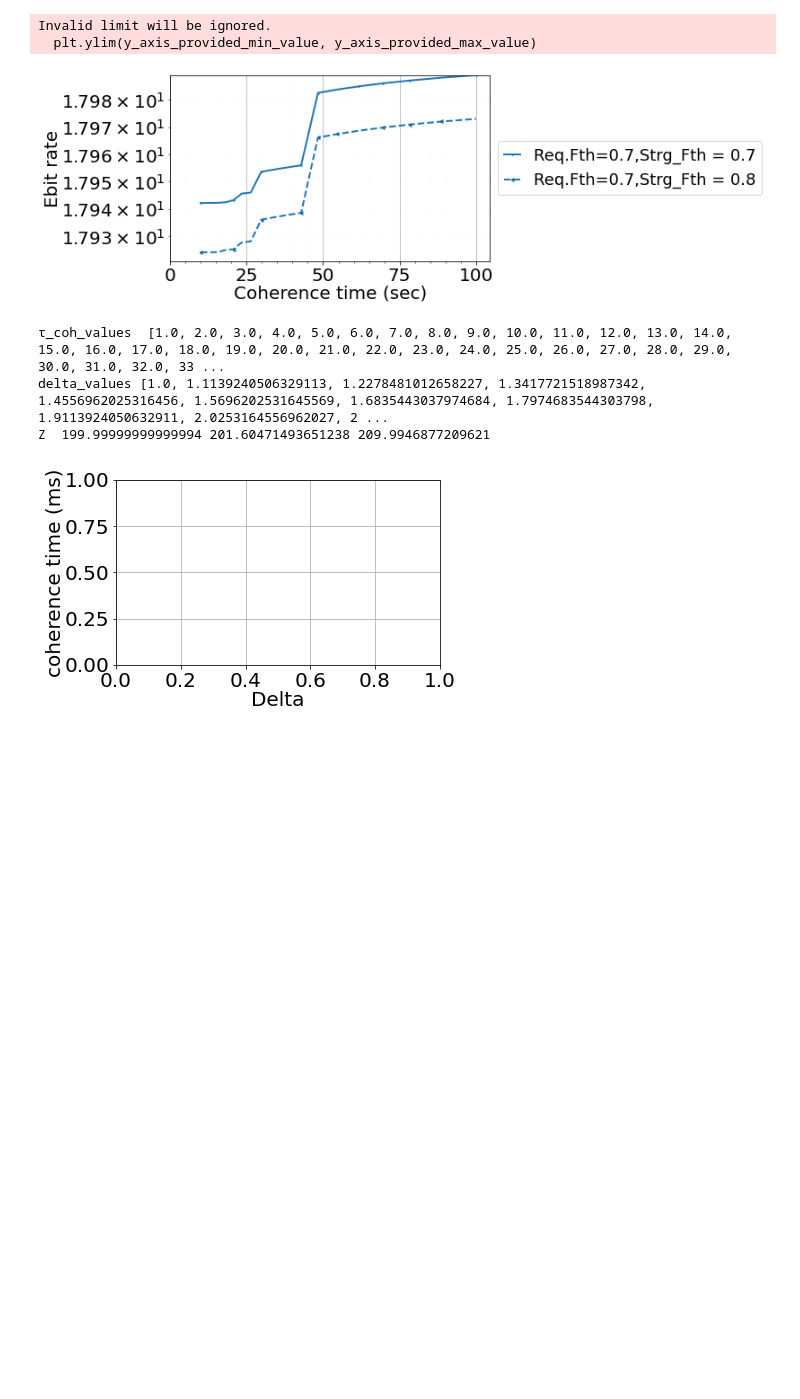
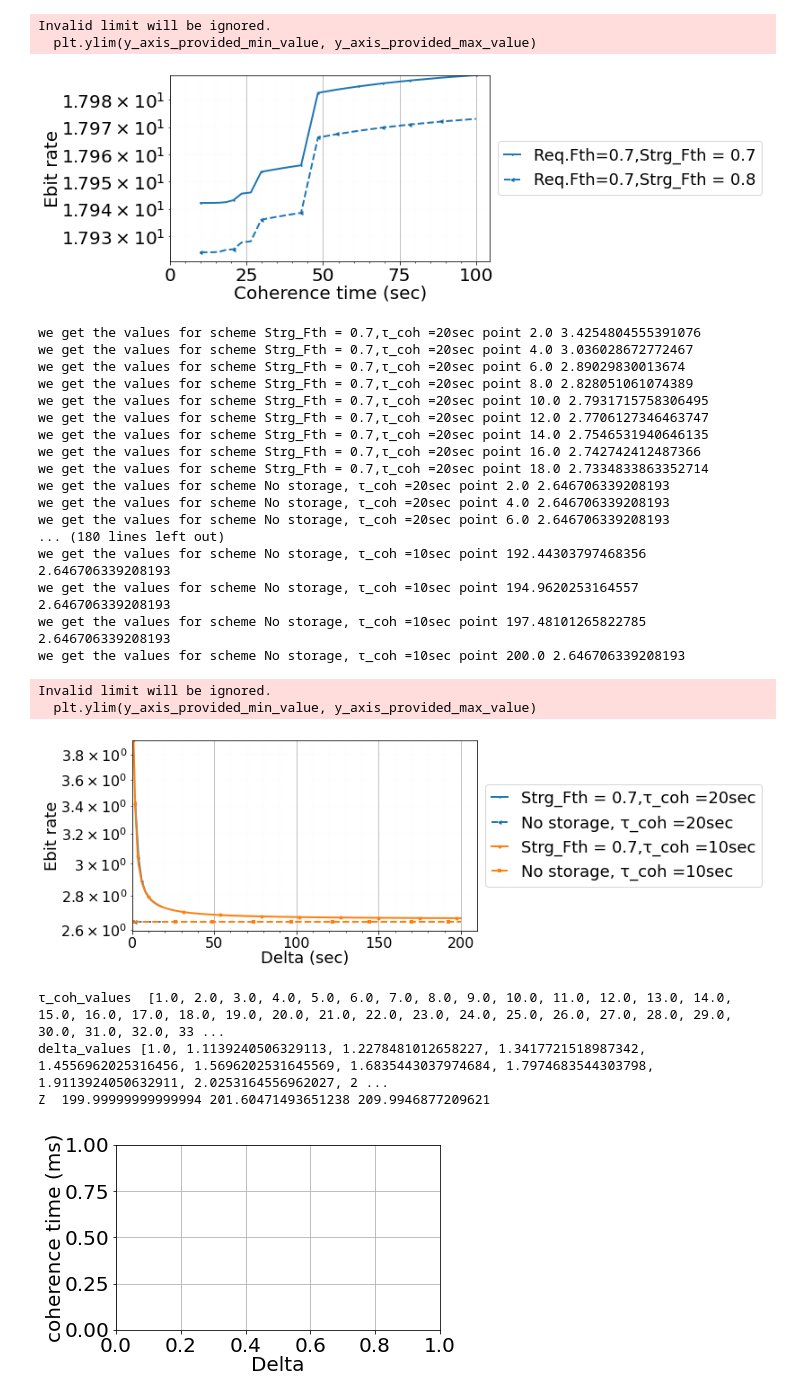
Before and after one commit to pooryousefshahrooz/QSN, a Jupyter notebook: plotting/parsing_and_plotting.ipynb, the cells around one changed output. Saved outputs shown, nothing was run; the diff lists cells and outputs as text; code cells hidden in the pictures; blank space fills up the shorter version.

Commit message:
testing no storage case

```diff
--- a/plotting/parsing_and_plotting.ipynb
+++ b/plotting/parsing_and_plotting.ipynb
@@ -260,7 +260,7 @@ with open(result_file_path, "r") as f:
 #         print(τ_coh)
 #         print("objective_value",objective_value)
 
-        if  ( t_max in [10] and request_fidelity_threshold in [0.9]  and
+        if  ( t_max in [20] and request_fidelity_threshold in [0.9]  and
              storage_block_threshold in [0.7] and
               edge_capacity in [600] and storage_capacity in [400] and τ_coh in [20.6913808111479,10.0]
             ):
@@ -294,33 +294,54 @@ with open(result_file_path, "r") as f:
 
 
 selected_values = []
 each_scheme_each_coherence_time_workloads_percentage = {}
 for scheme,τ_coh_value_satisfied_number in each_scheme_each_coherence_time_workloads.items():
     for τ_coh,values in τ_coh_value_satisfied_number.items():
 
         avg_EGR = sum(values)/len(values)
         try:
             each_scheme_each_coherence_time_workloads_percentage[scheme][τ_coh] = avg_EGR
         except:
             each_scheme_each_coherence_time_workloads_percentage[scheme]  ={}
             each_scheme_each_coherence_time_workloads_percentage[scheme][τ_coh]=avg_EGR
         selected_values.append(avg_EGR)
 
 
 τ_coh_values = list(τ_coh_values)
 τ_coh_values.sort()
 scheme_keys = list(scheme_keys)
 
 ploting_simple_y_as_x("Delta (sec)","Ebit rate",
                         18, 18, 16,
                       16, 0, 0,
                       0,0,False,[],max(selected_values),
 
                       list(scheme_keys),
                       each_scheme_each_coherence_time_workloads_percentage,
                       τ_coh_values,τ_coh_values,
                       True,True,True,1,18,
                       "plots/QSN_repeater_chain_ebit_as_delta.pdf",True,2,11.4,3.8,True)
+# %% [output]
+we get the values for scheme Strg_Fth = 0.7,τ_coh =20sec point 2.0 3.4254804555391076
+we get the values for scheme Strg_Fth = 0.7,τ_coh =20sec point 4.0 3.036028672772467
+we get the values for scheme Strg_Fth = 0.7,τ_coh =20sec point 6.0 2.89029830013674
+we get the values for scheme Strg_Fth = 0.7,τ_coh =20sec point 8.0 2.828051061074389
+we get the values for scheme Strg_Fth = 0.7,τ_coh =20sec point 10.0 2.7931715758306495
+we get the values for scheme Strg_Fth = 0.7,τ_coh =20sec point 12.0 2.7706127346463747
+we get the values for scheme Strg_Fth = 0.7,τ_coh =20sec point 14.0 2.7546531940646135
+we get the values for scheme Strg_Fth = 0.7,τ_coh =20sec point 16.0 2.742742412487366
+we get the values for scheme Strg_Fth = 0.7,τ_coh =20sec point 18.0 2.7334833863352714
+we get the values for scheme No storage, τ_coh =20sec point 2.0 2.646706339208193
+we get the values for scheme No storage, τ_coh =20sec point 4.0 2.646706339208193
+we get the values for scheme No storage, τ_coh =20sec point 6.0 2.646706339208193
+... (180 lines left out)
+we get the values for scheme No storage, τ_coh =10sec point 192.44303797468356 2.646706339208193
+we get the values for scheme No storage, τ_coh =10sec point 194.9620253164557 2.646706339208193
+we get the values for scheme No storage, τ_coh =10sec point 197.48101265822785 2.646706339208193
+we get the values for scheme No storage, τ_coh =10sec point 200.0 2.646706339208193
+Invalid limit will be ignored.
+  plt.ylim(y_axis_provided_min_value, y_axis_provided_max_value)
+[figure, added]
 # %%
 # plotting 3D Ebit rate as coherence and delta time
 
```
Also changed, not shown: 2 other files.
